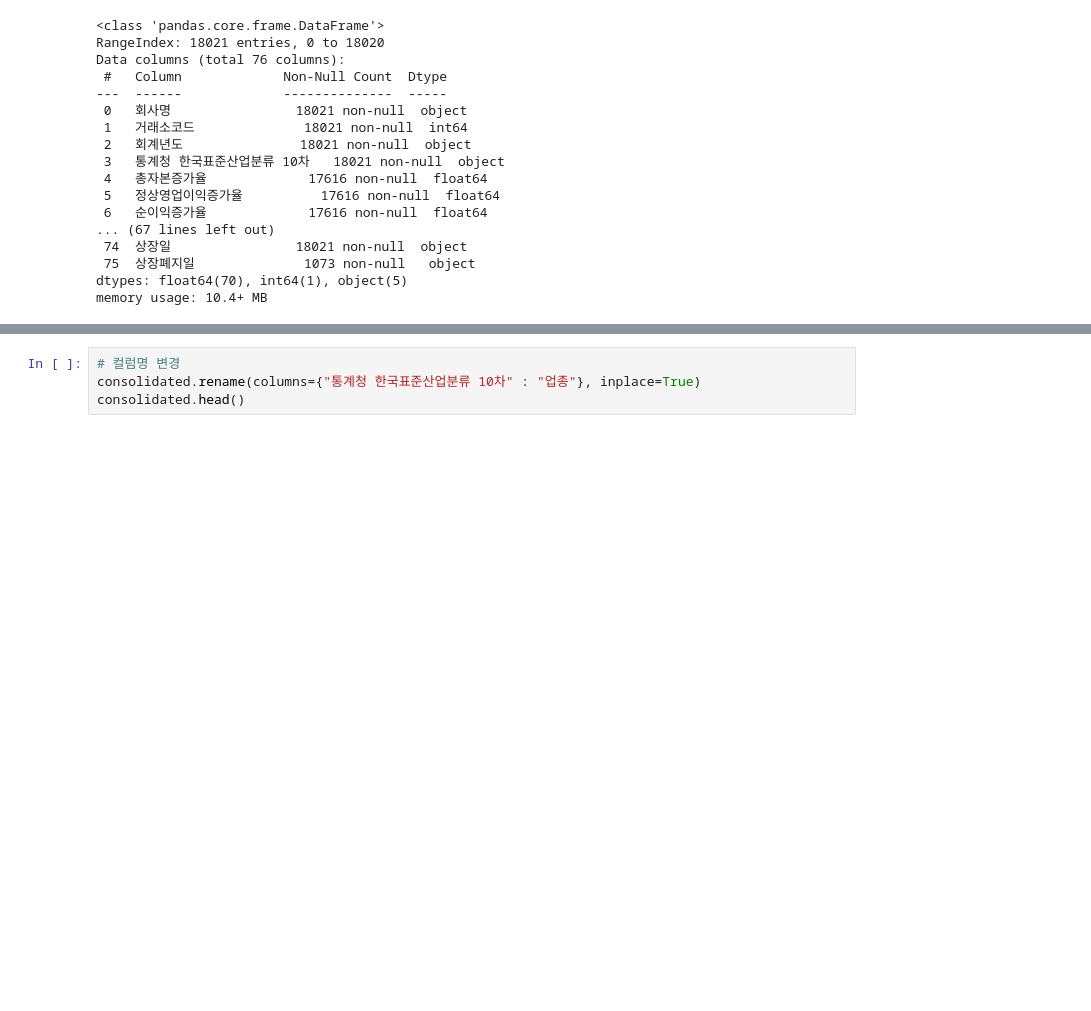
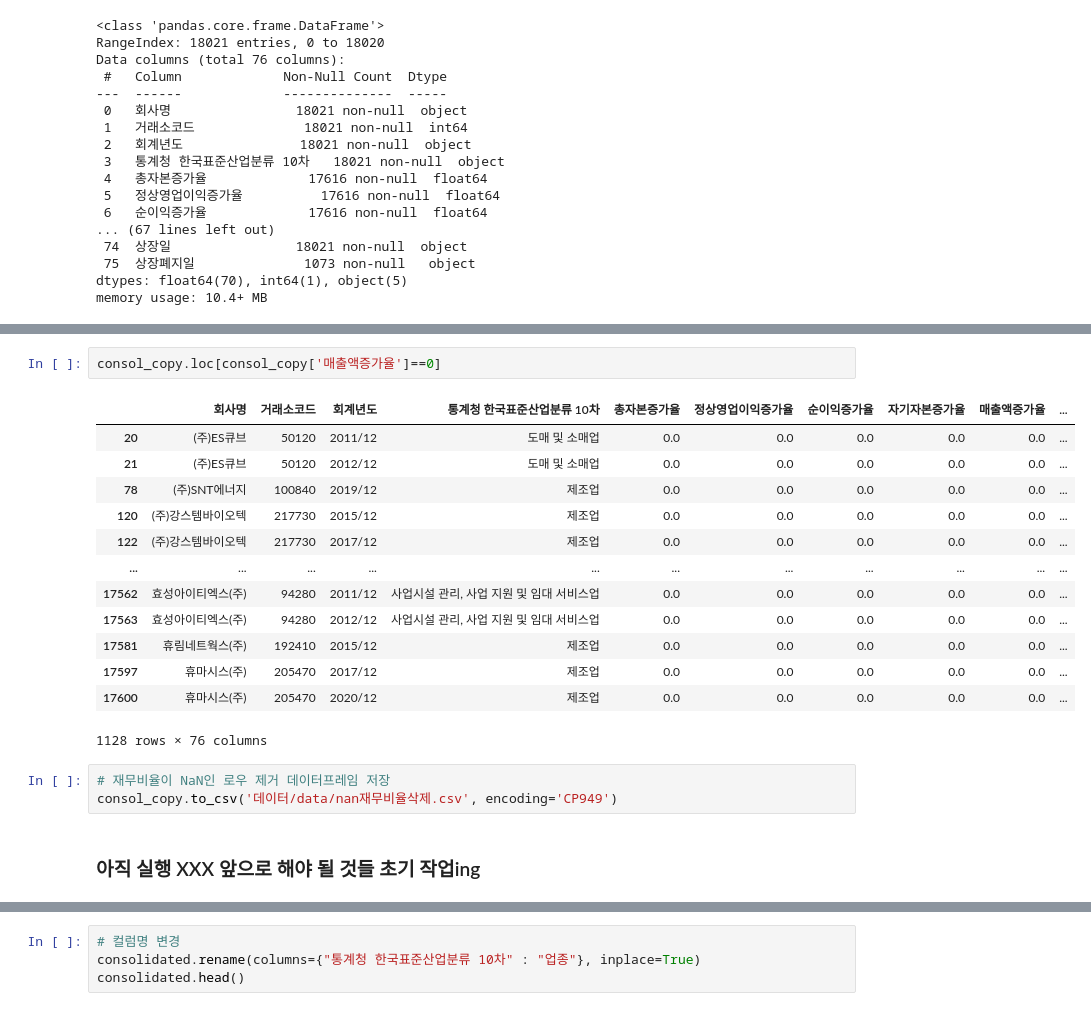
Before and after one commit to xxuvny/Project2_quaero, a Jupyter notebook: 01_전처리_main.ipynb, the cells around one changed output, grey strips where cells are left out. Cells and saved outputs as stored; diff of their text form; blank space fills up the shorter version.

```diff
--- a/01_전처리_main.ipynb
+++ b/01_전처리_main.ipynb
@@ -269,3 +358,24 @@ Name: 회사명, Length: 394, dtype: object
+# %%
+consol_copy.loc[consol_copy['매출액증가율']==0]
+# %% [output]
+|  | 회사명 | 거래소코드 | 회계년도 | 통계청 한국표준산업분류 10차 | 총자본증가율 | 정상영업이익증가율 | 순이익증가율 | 자기자본증가율 | 매출액증가율 | ... |
+| 20 | (주)ES큐브 | 50120 | 2011/12 | 도매 및 소매업 | 0.0 | 0.0 | 0.0 | 0.0 | 0.0 | ... |
+| 21 | (주)ES큐브 | 50120 | 2012/12 | 도매 및 소매업 | 0.0 | 0.0 | 0.0 | 0.0 | 0.0 | ... |
+| 78 | (주)SNT에너지 | 100840 | 2019/12 | 제조업 | 0.0 | 0.0 | 0.0 | 0.0 | 0.0 | ... |
+| 120 | (주)강스템바이오텍 | 217730 | 2015/12 | 제조업 | 0.0 | 0.0 | 0.0 | 0.0 | 0.0 | ... |
+| 122 | (주)강스템바이오텍 | 217730 | 2017/12 | 제조업 | 0.0 | 0.0 | 0.0 | 0.0 | 0.0 | ... |
+| ... | ... | ... | ... | ... | ... | ... | ... | ... | ... | ... |
+| 17562 | 효성아이티엑스(주) | 94280 | 2011/12 | 사업시설 관리, 사업 지원 및 임대 서비스업 | 0.0 | 0.0 | 0.0 | 0.0 | 0.0 | ... |
+| 17563 | 효성아이티엑스(주) | 94280 | 2012/12 | 사업시설 관리, 사업 지원 및 임대 서비스업 | 0.0 | 0.0 | 0.0 | 0.0 | 0.0 | ... |
+| 17581 | 휴림네트웍스(주) | 192410 | 2015/12 | 제조업 | 0.0 | 0.0 | 0.0 | 0.0 | 0.0 | ... |
+| 17597 | 휴마시스(주) | 205470 | 2017/12 | 제조업 | 0.0 | 0.0 | 0.0 | 0.0 | 0.0 | ... |
+| 17600 | 휴마시스(주) | 205470 | 2020/12 | 제조업 | 0.0 | 0.0 | 0.0 | 0.0 | 0.0 | ... |
+1128 rows × 76 columns
+# %%
+# 재무비율이 NaN인 로우 제거 데이터프레임 저장
+consol_copy.to_csv('데이터/data/nan재무비율삭제.csv', encoding='CP949')
+# %% [markdown]
+### 아직 실행 XXX 앞으로 해야 될 것들 초기 작업ing
 # %% [markdown]
 ### 업종 구분
 #### 제조업, 건설업, 도소매업, 서비스업
```
Also changed, not shown: parts of 18 cells of this notebook, 15 other files.
